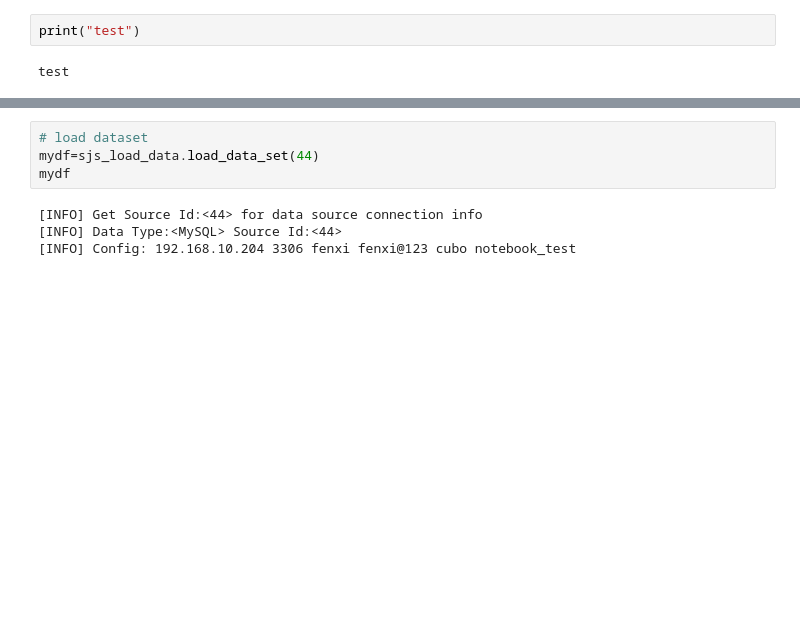
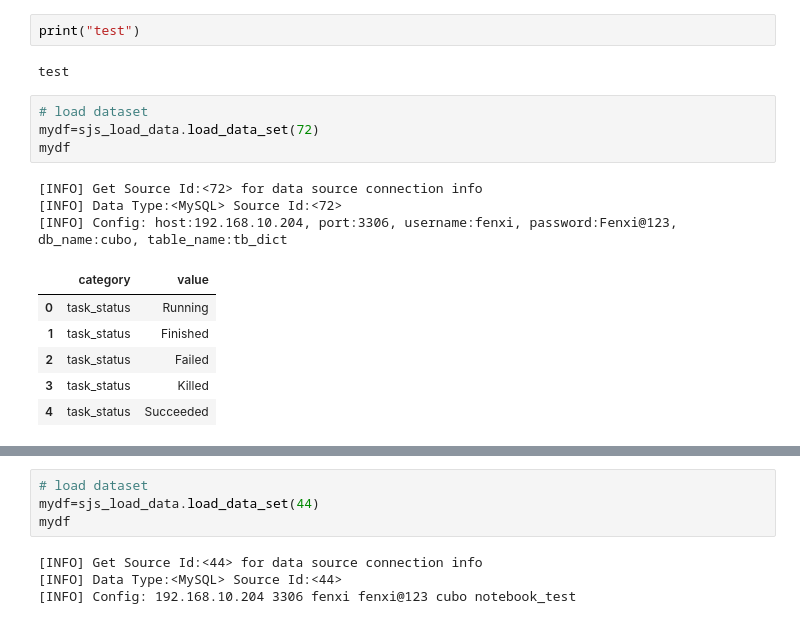
Before and after one commit to nickliqian/notebook, a Jupyter notebook: workspace/demo.ipynb, the cells around one changed output, grey strips where cells are left out. Saved outputs shown, nothing was run; the diff lists cells and outputs as text; blank space fills up the shorter version.

```diff
--- a/workspace/demo.ipynb
+++ b/workspace/demo.ipynb
@@ -2,3 +2,17 @@
 print("test")
 # %% [output]
 test
+# %%
+# load dataset
+mydf=sjs_load_data.load_data_set(72)
+mydf
+# %% [output]
+[INFO] Get Source Id:<72> for data source connection info
+[INFO] Data Type:<MySQL> Source Id:<72>
+[INFO] Config: host:192.168.10.204, port:3306, username:fenxi, password:Fenxi@123, db_name:cubo, table_name:tb_dict
+|  | category | value |
+| 0 | task_status | Running |
+| 1 | task_status | Finished |
+| 2 | task_status | Failed |
+| 3 | task_status | Killed |
+| 4 | task_status | Succeeded |
```
Also changed, not shown: parts of 2 cells of this notebook, 6 other files.
